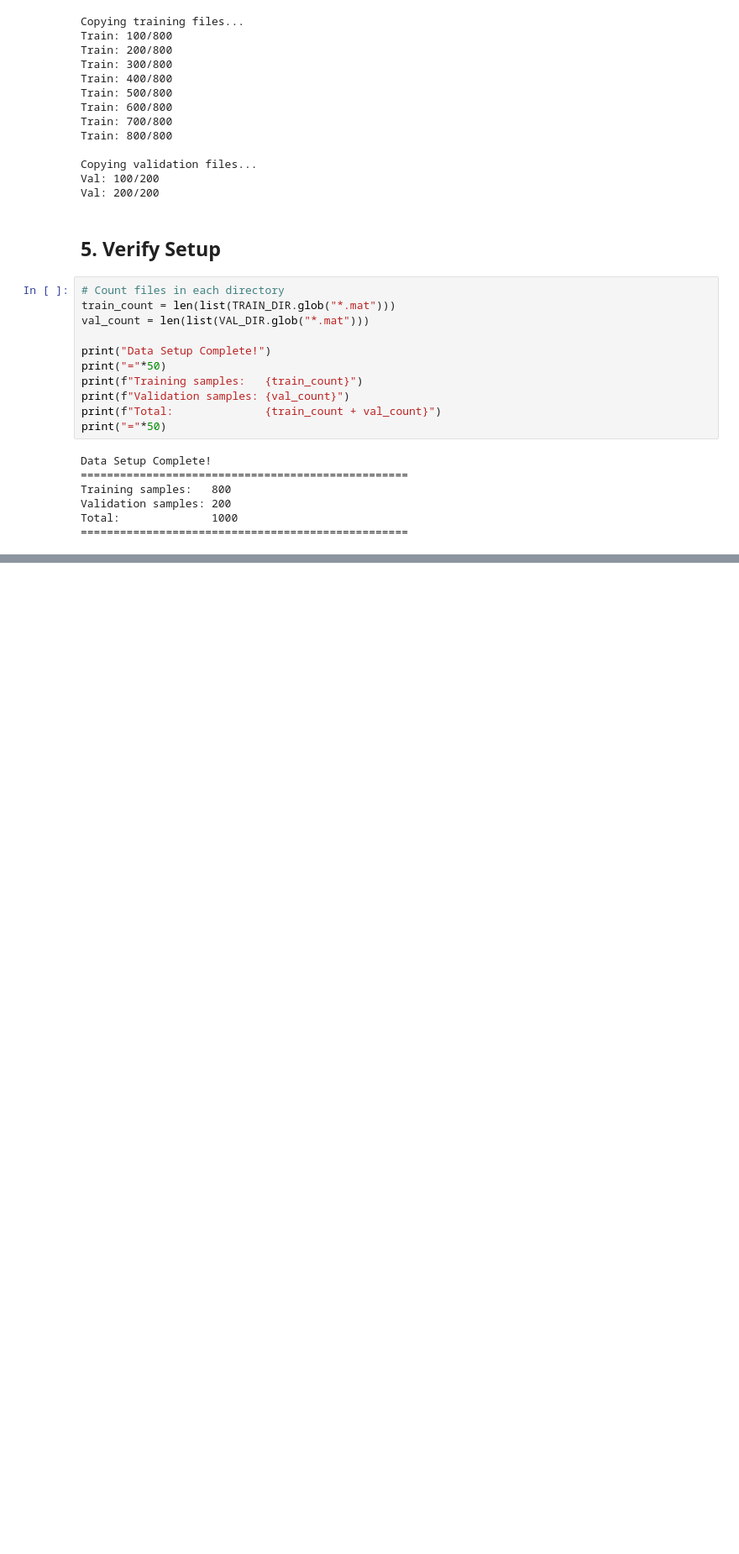
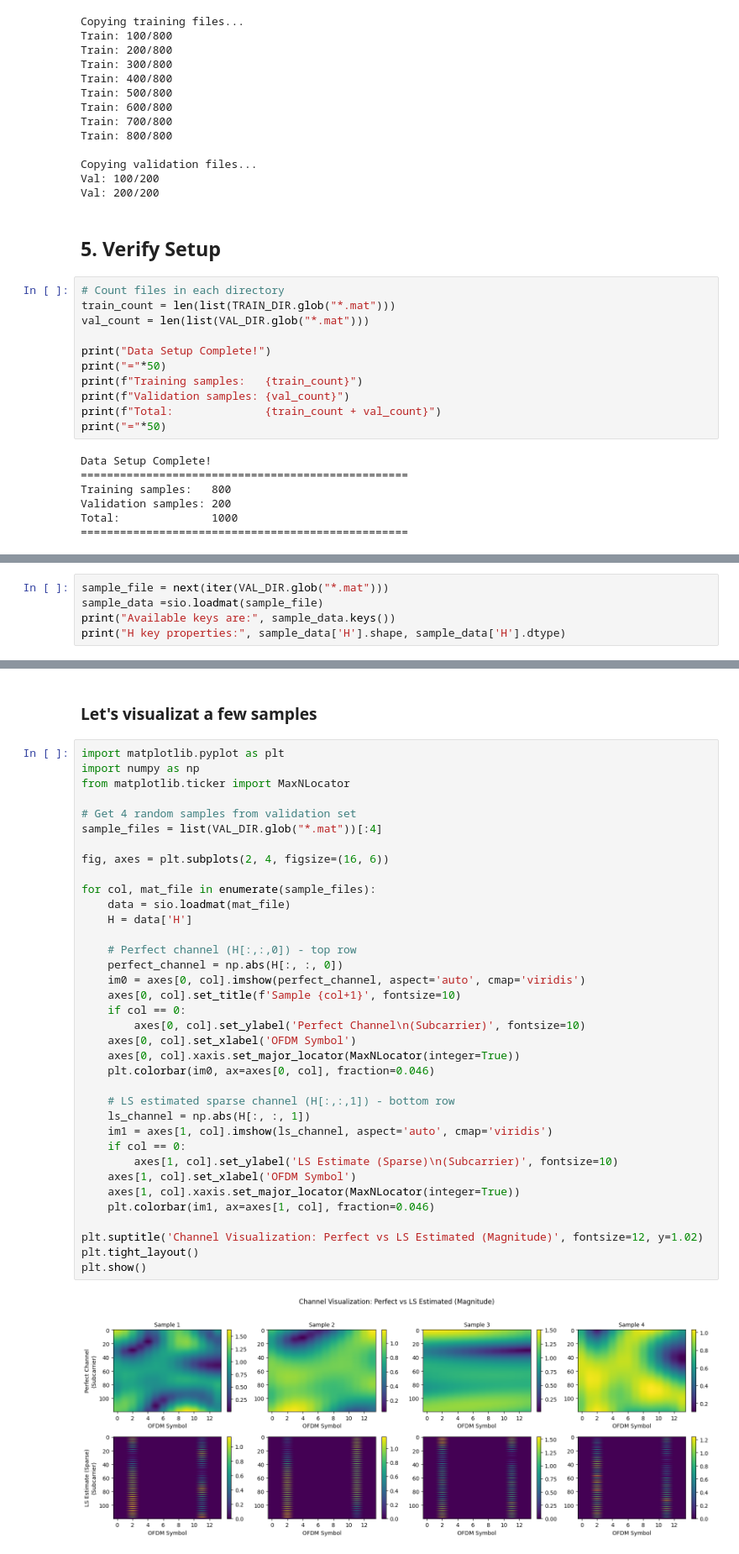
Before and after one commit to BerkIGuler/AdaFortiTran, a Jupyter notebook: examples/01_data_setup.ipynb, the cells around one changed output, grey strips where cells are left out. Shown at 84% size. Saved outputs shown, nothing was run; the diff lists cells and outputs as text; blank space fills up the shorter version.

```diff
--- a/examples/01_data_setup.ipynb
+++ b/examples/01_data_setup.ipynb
@@ -154,0 +146,5 @@ Uncomment and run the cell below to remove the extracted files and save disk spa
+# %%
+sample_file = next(iter(VAL_DIR.glob("*.mat")))
+sample_data =sio.loadmat(sample_file)
+print("Available keys are:", sample_data.keys())
+print("H key properties:", sample_data['H'].shape, sample_data['H'].dtype)
@@ -154,0 +206,40 @@ Uncomment and run the cell below to remove the extracted files and save disk spa
+# %% [markdown]
+### Let's visualizat a few samples
+# %%
+import matplotlib.pyplot as plt
+import numpy as np
+from matplotlib.ticker import MaxNLocator
+
+# Get 4 random samples from validation set
+sample_files = list(VAL_DIR.glob("*.mat"))[:4]
+
+fig, axes = plt.subplots(2, 4, figsize=(16, 6))
+
+for col, mat_file in enumerate(sample_files):
+    data = sio.loadmat(mat_file)
+    H = data['H']
+
+    # Perfect channel (H[:,:,0]) - top row
+    perfect_channel = np.abs(H[:, :, 0])
+    im0 = axes[0, col].imshow(perfect_channel, aspect='auto', cmap='viridis')
+    axes[0, col].set_title(f'Sample {col+1}', fontsize=10)
+    if col == 0:
+        axes[0, col].set_ylabel('Perfect Channel\n(Subcarrier)', fontsize=10)
+    axes[0, col].set_xlabel('OFDM Symbol')
+    axes[0, col].xaxis.set_major_locator(MaxNLocator(integer=True))
+    plt.colorbar(im0, ax=axes[0, col], fraction=0.046)
+
+    # LS estimated sparse channel (H[:,:,1]) - bottom row
+    ls_channel = np.abs(H[:, :, 1])
+    im1 = axes[1, col].imshow(ls_channel, aspect='auto', cmap='viridis')
+    if col == 0:
+        axes[1, col].set_ylabel('LS Estimate (Sparse)\n(Subcarrier)', fontsize=10)
+    axes[1, col].set_xlabel('OFDM Symbol')
+    axes[1, col].xaxis.set_major_locator(MaxNLocator(integer=True))
+    plt.colorbar(im1, ax=axes[1, col], fraction=0.046)
+
+plt.suptitle('Channel Visualization: Perfect vs LS Estimated (Magnitude)', fontsize=12, y=1.02)
+plt.tight_layout()
+plt.show()
+# %% [output]
+[figure, added]
```
Also changed, not shown: parts of 8 cells of this notebook, 5 other files.
